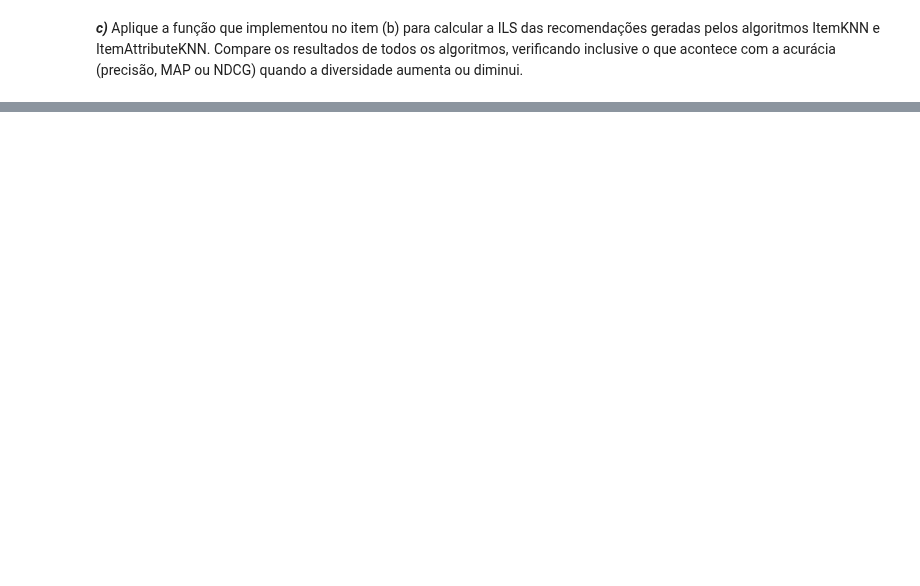
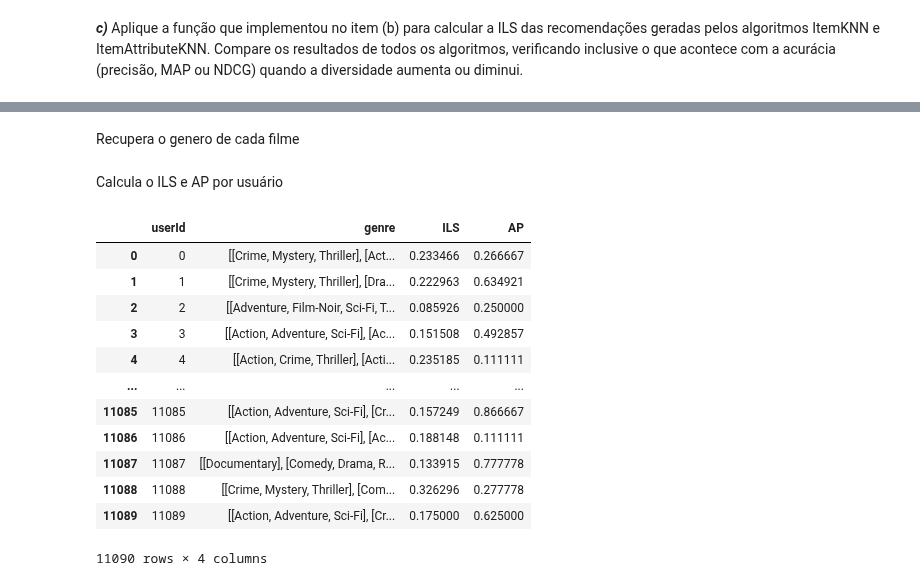
Before and after one commit to caiotda/SCC5966---Recommender-Systems, a Jupyter notebook: Aula05_Exercicios.ipynb, the cells around one changed output, grey strips where cells are left out. Drawn from its saved outputs; the diff is of its cells as text; code cells hidden in the pictures; blank space fills up the shorter version.

```diff
--- a/Aula05_Exercicios.ipynb
+++ b/Aula05_Exercicios.ipynb
@@ -340,0 +399,5 @@ average_precision(1, recs, test)
+# %%
+def create_AP_col(metrics_df, recs_df):
+    df_copy = metrics_df.copy()
+    df_copy['AP'] = metrics_df.apply(lambda r: average_precision(r.userId, recs_df=recs_df, test_df=test), axis=1)
+    return df_copy
@@ -340,0 +488,4 @@ average_precision(1, recs, test)
+# %%
+recs = pd.read_csv('./ir_bprmf.dat', sep='\t', names=['userId', 'movieId', 'score'])
+# %% [markdown]
+Recupera o genero de cada filme
@@ -340,0 +496,4 @@ average_precision(1, recs, test)
+# %%
+genres_per_user =  get_genres_recommended_per_user(recs)
+# %% [markdown]
+Calcula o ILS e AP por usuário
@@ -340,0 +508,20 @@ average_precision(1, recs, test)
+# %%
+BPR_metrics = create_AP_col(
+                                metrics_df=get_ils_metric(genres_per_user), recs_df=recs
+)
+# %%
+BPR_metrics
+# %% [output]
+|  | userId | genre | ILS | AP |
+| 0 | 0 | [[Crime, Mystery, Thriller], [Act... | 0.233466 | 0.266667 |
+| 1 | 1 | [[Crime, Mystery, Thriller], [Dra... | 0.222963 | 0.634921 |
+| 2 | 2 | [[Adventure, Film-Noir, Sci-Fi, T... | 0.085926 | 0.250000 |
+| 3 | 3 | [[Action, Adventure, Sci-Fi], [Ac... | 0.151508 | 0.492857 |
+| 4 | 4 | [[Action, Crime, Thriller], [Acti... | 0.235185 | 0.111111 |
+| ... | ... | ... | ... | ... |
+| 11085 | 11085 | [[Action, Adventure, Sci-Fi], [Cr... | 0.157249 | 0.866667 |
+| 11086 | 11086 | [[Action, Adventure, Sci-Fi], [Ac... | 0.188148 | 0.111111 |
+| 11087 | 11087 | [[Documentary], [Comedy, Drama, R... | 0.133915 | 0.777778 |
+| 11088 | 11088 | [[Crime, Mystery, Thriller], [Com... | 0.326296 | 0.277778 |
+| 11089 | 11089 | [[Action, Adventure, Sci-Fi], [Cr... | 0.175000 | 0.625000 |
+11090 rows × 4 columns
```
Also changed, not shown: parts of 65 cells of this notebook.
